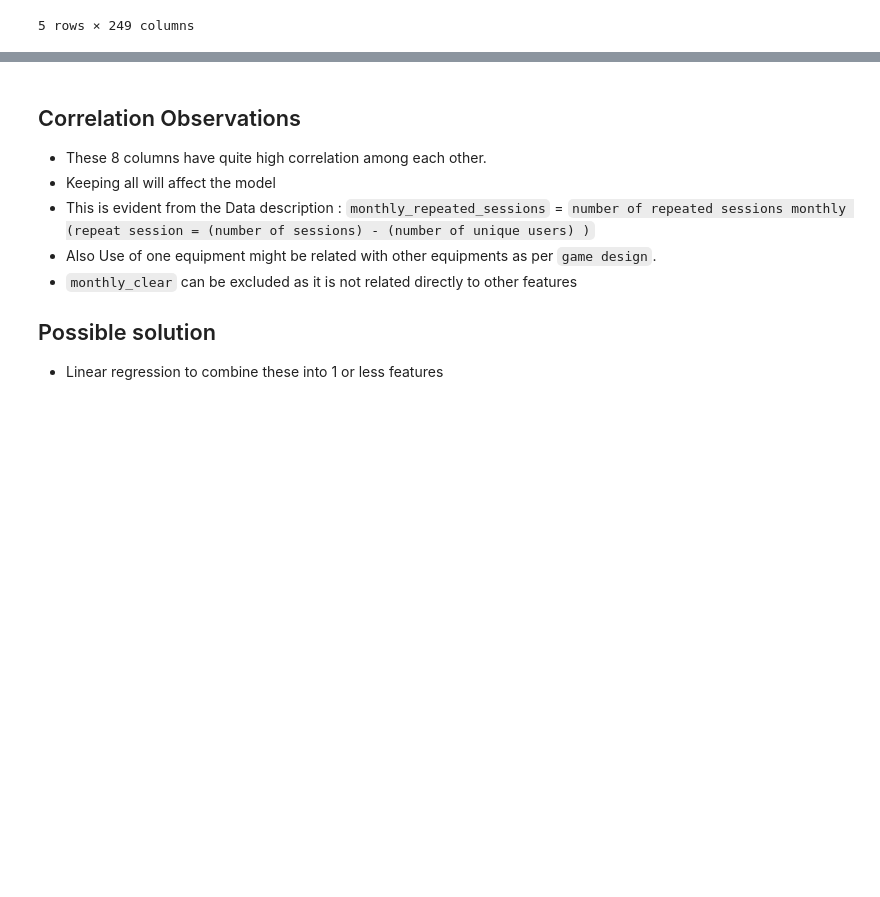
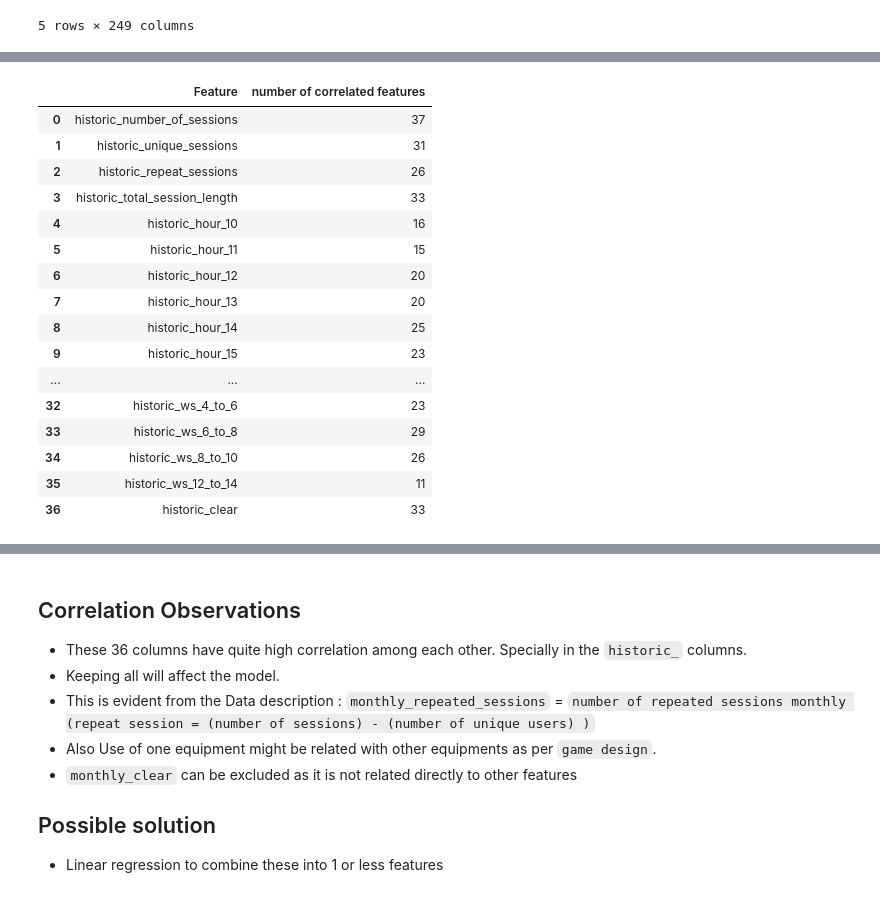
Before and after one commit to saurav193/capstone_BIBA, a Jupyter notebook: eda/eda_biba.ipynb, the cells around one changed output, grey strips where cells are left out. Drawn from its saved outputs; the diff is of its cells as text; code cells hidden in the pictures; blank space fills up the shorter version.

```diff
--- a/eda/eda_biba.ipynb
+++ b/eda/eda_biba.ipynb
@@ -222,3 +301,35 @@ high_cor_list
+# %%
+#Showing high correlated features, i.e. features with more than 10 correlated features
+
+feature = []
+num_corr_features = []
+
+for key, val in high_cor_dict.items():
+    if val > 10:
+        feature.append(key)
+        num_corr_features.append(high_cor_dict[key])
+
+df_high_corr_features = pd.DataFrame({'Feature': feature, 'number of correlated features': num_corr_features})
+
+df_high_corr_features
+# %% [output]
+|  | Feature | number of correlated features |
+| 0 | historic_number_of_sessions | 37 |
+| 1 | historic_unique_sessions | 31 |
+| 2 | historic_repeat_sessions | 26 |
+| 3 | historic_total_session_length | 33 |
+| 4 | historic_hour_10 | 16 |
+| 5 | historic_hour_11 | 15 |
+| 6 | historic_hour_12 | 20 |
+| 7 | historic_hour_13 | 20 |
+| 8 | historic_hour_14 | 25 |
+| 9 | historic_hour_15 | 23 |
+| ... | ... | ... |
+| 32 | historic_ws_4_to_6 | 23 |
+| 33 | historic_ws_6_to_8 | 29 |
+| 34 | historic_ws_8_to_10 | 26 |
+| 35 | historic_ws_12_to_14 | 11 |
+| 36 | historic_clear | 33 |
 # %%
 num_cor_matrix.loc[high_cor_list, high_cor_list]
 # %% [output]
@@ -233,8 +344,8 @@ num_cor_matrix.loc[high_cor_list, high_cor_list]
 | monthly_clear | 0.933147 | 0.807096 | 0.933234 | 0.843146 | ... |
 # %% [markdown]
 ## Correlation Observations
-- These 8 columns have quite high correlation among each other.
-- Keeping all will affect the model
+- These 36 columns have quite high correlation among each other. Specially in the `historic_` columns.
+- Keeping all will affect the model.
 - This is evident from the Data description : `monthly_repeated_sessions` = `number of repeated sessions monthly (repeat session = (number of sessions) - (number of unique users) )`
 - Also Use of one equipment might be related with other equipments as per `game design`.
 - `monthly_clear` can be excluded as it is not related directly to other features
```
Also changed, not shown: parts of 26 cells of this notebook, 1 other file.
